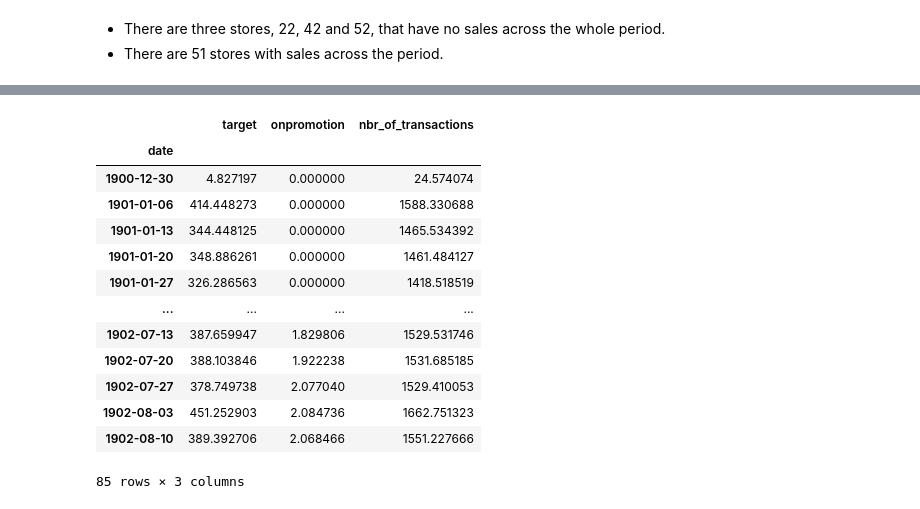
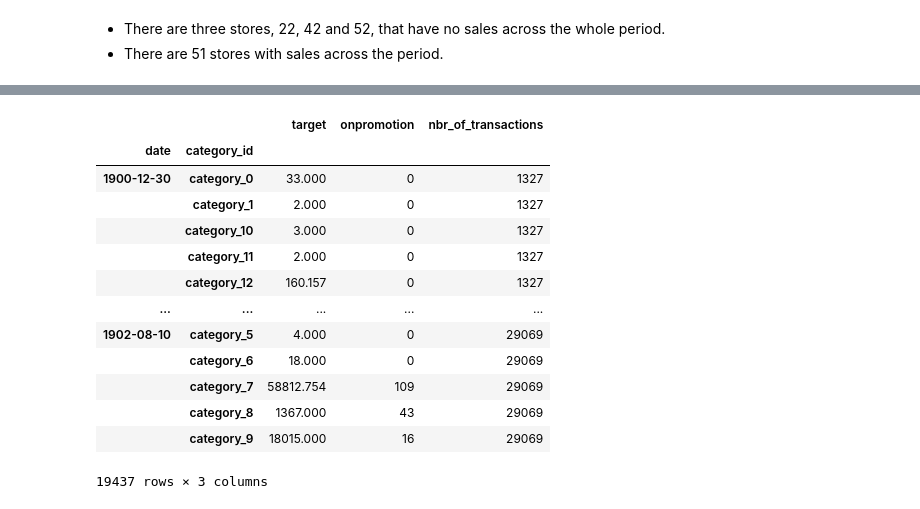
Before and after one commit to Rama-Mwenda/Iridium_Stores_Forecast, a Jupyter notebook: Notebooks/analysis.ipynb, the cells around one changed output, grey strips where cells are left out. Saved outputs shown, nothing was run; the diff lists cells and outputs as text; code cells hidden in the pictures.

```diff
--- a/Notebooks/analysis.ipynb
+++ b/Notebooks/analysis.ipynb
@@ -237,3 +221,0 @@ Length: 589, dtype: datetime64[ns]
-# %%
-df['day_of_year'] = df['date'].dt.day_of_year
-df
@@ -391,2 +290,0 @@ df.drop(columns='category_id').groupby(['date','store_id']).sum().reset_index()
-# %%
-df.set_index('date').resample('W').sum().drop(columns=['store_id','category_id'])['target'].plot(figsize=(15,6))
@@ -402,20 +291,19 @@ store = df.drop(columns='category_id').groupby(['date','store_id']).sum().reset_
-# %%
-#resample data to weekly
-week = df.set_index('date').resample('W').sum().drop(columns='store_id').reset_index()
-# %%
-df.set_index('date').drop(columns=['category_id','store_id']).resample('W').mean()
-# %% [output]
-|  | target | onpromotion | nbr_of_transactions |
-| date |  |  |  |
-| 1900-12-30 | 4.827197 | 0.000000 | 24.574074 |
-| 1901-01-06 | 414.448273 | 0.000000 | 1588.330688 |
-| 1901-01-13 | 344.448125 | 0.000000 | 1465.534392 |
-| 1901-01-20 | 348.886261 | 0.000000 | 1461.484127 |
-| 1901-01-27 | 326.286563 | 0.000000 | 1418.518519 |
-| ... | ... | ... | ... |
-| 1902-07-13 | 387.659947 | 1.829806 | 1529.531746 |
-| 1902-07-20 | 388.103846 | 1.922238 | 1531.685185 |
-| 1902-07-27 | 378.749738 | 2.077040 | 1529.410053 |
-| 1902-08-03 | 451.252903 | 2.084736 | 1662.751323 |
-| 1902-08-10 | 389.392706 | 2.068466 | 1551.227666 |
-85 rows × 3 columns
+# %%
+#check the total for all stores in test and category for a date and compare with forecast
+
+df.groupby(['date','category_id']).sum().drop(['store_id'], axis=1)
+# %% [output]
+|  |  | target | onpromotion | nbr_of_transactions |
+| date | category_id |  |  |  |
+| 1900-12-30 | category_0 | 33.000 | 0 | 1327 |
+|  | category_1 | 2.000 | 0 | 1327 |
+|  | category_10 | 3.000 | 0 | 1327 |
+|  | category_11 | 2.000 | 0 | 1327 |
+|  | category_12 | 160.157 | 0 | 1327 |
+| ... | ... | ... | ... | ... |
+| 1902-08-10 | category_5 | 4.000 | 0 | 29069 |
+|  | category_6 | 18.000 | 0 | 29069 |
+|  | category_7 | 58812.754 | 109 | 29069 |
+|  | category_8 | 1367.000 | 43 | 29069 |
+|  | category_9 | 18015.000 | 16 | 29069 |
+19437 rows × 3 columns
```
Also changed, not shown: parts of 10 cells of this notebook, 7 other files.
